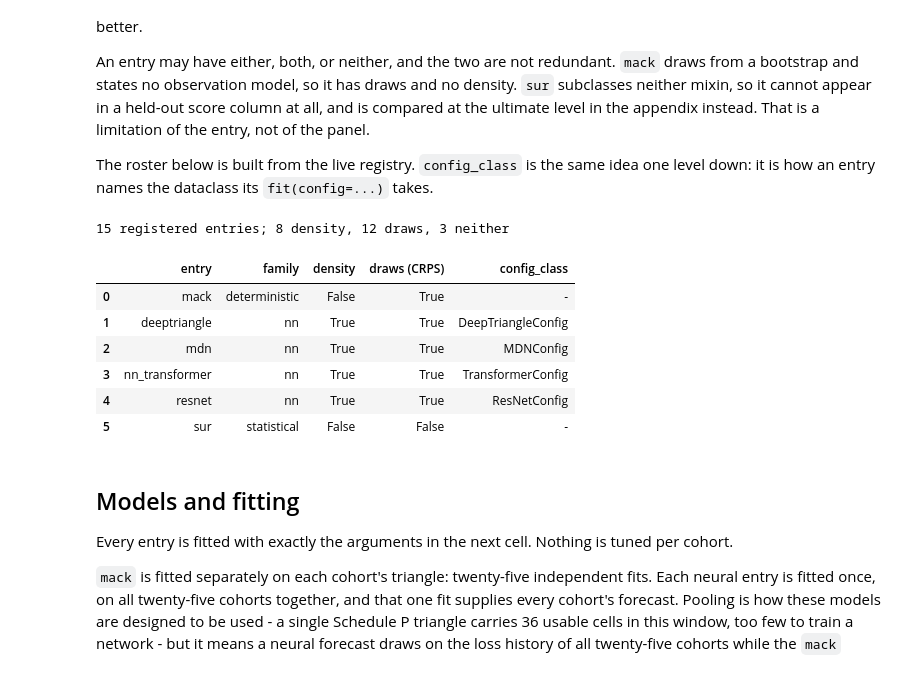
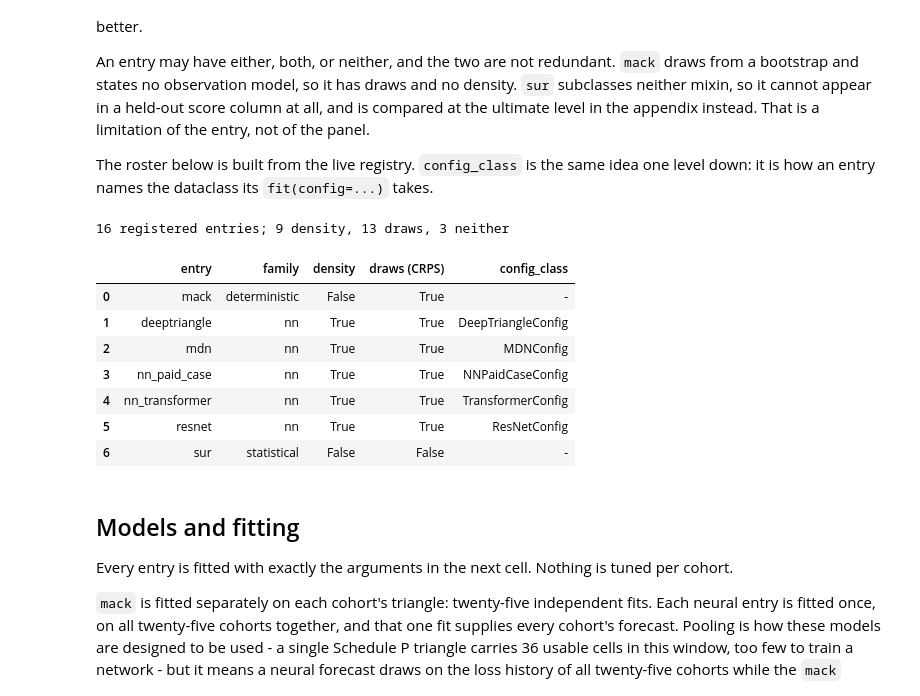
Before and after one commit to EKtheSage/ibnr, a Jupyter notebook: analysis/03b_nn_vs_classical.ipynb, the cells around one changed output. Saved outputs shown, nothing was run; the diff lists cells and outputs as text; code cells hidden in the pictures.

```diff
--- a/analysis/03b_nn_vs_classical.ipynb
+++ b/analysis/03b_nn_vs_classical.ipynb
@@ -628,38 +629,42 @@ down: it is how an entry names the dataclass its `fit(config=...)` takes.
 # %%
 roster = (
     pd.DataFrame(
         [
             {
                 "entry": name,
                 "family": cls.family,
                 "density": issubclass(cls, ScoresHeldout),
                 "draws (CRPS)": issubclass(cls, PredictsHeldout),
                 "config_class": getattr(cls.config_class, "__name__", "-"),
             }
             for name in gallery.list()
             for cls in [gallery.get(name)]
         ]
     )
     .sort_values(["family", "entry"])
     .reset_index(drop=True)
 )
 print(
     f"{len(roster)} registered entries; "
     f"{roster['density'].sum()} density, {roster['draws (CRPS)'].sum()} draws, "
     f"{(~roster['density'] & ~roster['draws (CRPS)']).sum()} neither"
 )
-# The six entries this notebook uses, in the order they appear.
+# The entries this notebook uses, in the order they appear: the five on the held-out
+# board, then `sur` and `nn_paid_case`, which the ultimates section adds.
 ON_THIS_BOARD = ["mack", "nn_transformer", "mdn", "resnet", "deeptriangle"]
-display(roster[roster["entry"].isin([*ON_THIS_BOARD, "sur"])].reset_index(drop=True))
+display(
+    roster[roster["entry"].isin([*ON_THIS_BOARD, "sur", "nn_paid_case"])].reset_index(drop=True)
+)
 # %% [output]
-15 registered entries; 8 density, 12 draws, 3 neither
+16 registered entries; 9 density, 13 draws, 3 neither
 |  | entry | family | density | draws (CRPS) | config_class |
 | 0 | mack | deterministic | False | True | - |
 | 1 | deeptriangle | nn | True | True | DeepTriangleConfig |
 | 2 | mdn | nn | True | True | MDNConfig |
-| 3 | nn_transformer | nn | True | True | TransformerConfig |
-| 4 | resnet | nn | True | True | ResNetConfig |
-| 5 | sur | statistical | False | False | - |
+| 3 | nn_paid_case | nn | True | True | NNPaidCaseConfig |
+| 4 | nn_transformer | nn | True | True | TransformerConfig |
+| 5 | resnet | nn | True | True | ResNetConfig |
+| 6 | sur | statistical | False | False | - |
 # %% [markdown]
 ## Models and fitting
 
```
Also changed, not shown: parts of 23 cells of this notebook.
